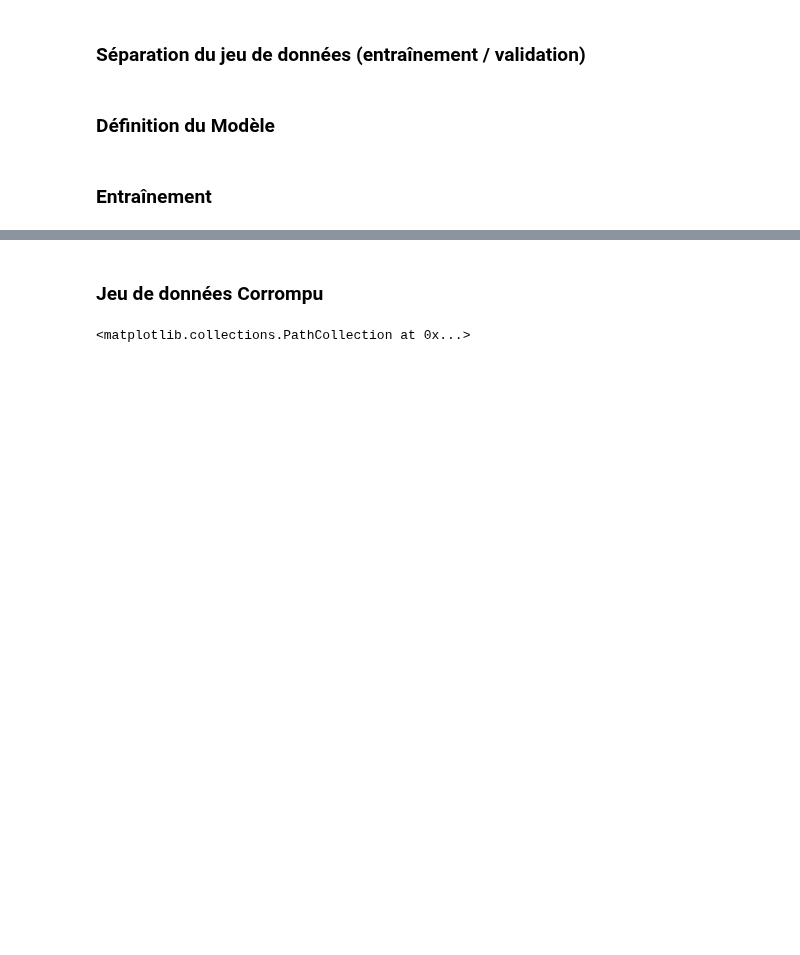
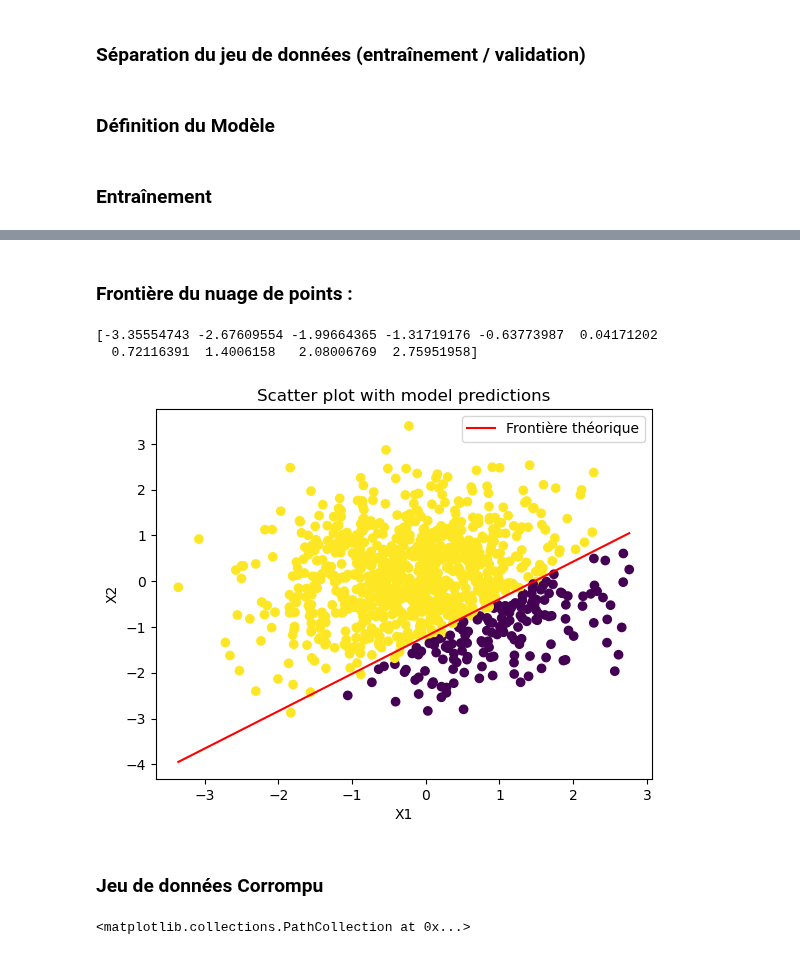
Before and after one commit to AI-Safety-X2023/playground, a Jupyter notebook: implementations/projects/poisoning/logistic_regression.ipynb, the cells around one changed output, grey strips where cells are left out. Drawn from its saved outputs; the diff is of its cells as text; code cells hidden in the pictures; blank space fills up the shorter version.

```diff
--- a/implementations/projects/poisoning/logistic_regression.ipynb
+++ b/implementations/projects/poisoning/logistic_regression.ipynb
@@ -76,9 +78,18 @@ N = len(S)
 batch_size = 16
 
 def train_test_split(S):
-    S_train, S_test = random_split(S, [0.8, 0.2])
+    # Calculer les tailles exactes
+    dataset_size = len(S)
+    train_size = int(0.8 * dataset_size)
+    test_size = dataset_size - train_size
+
+    # Diviser le dataset
+    S_train, S_test = random_split(S, [train_size, test_size])
+
+    # Créer les DataLoaders
     train_loader = DataLoader(S_train, batch_size=batch_size, shuffle=True)
     val_loader = DataLoader(S_test, batch_size=batch_size)
+
     return train_loader, val_loader
 # %% [markdown]
 ### Définition du Modèle
@@ -159,3 +168,27 @@ Epoch 100/100, Loss: 0.0952, Val Loss: 0.1301
+# %% [markdown]
+### Frontière du nuage de points :
+# %%
+inputs = S[:][0]
+
+# Calculer les prédictions du modèle
+predictions = model(inputs).detach().numpy()
+
+# Créer le nuage de points
+plt.scatter(X1, X2, c=(predictions>0.5))
+plt.xlabel('X1')
+plt.ylabel('X2')
+
+#Tracer la frontière théorique
+x_th=np.linspace(min(X1),max(X1),10)
+print(x_th)
+plt.plot(x_th,W*x_th+b,c="red",label="Frontière théorique")
+plt.title('Scatter plot with model predictions')
+plt.legend()
+plt.show()
+# %% [output]
+[-3.35554743 -2.67609554 -1.99664365 -1.31719176 -0.63773987  0.04171202
+  0.72116391  1.4006158   2.08006769  2.75951958]
+[figure, added]
 # %% [markdown]
 ### Jeu de données Corrompu
 # %%
```
Also changed, not shown: parts of 23 cells of this notebook.
